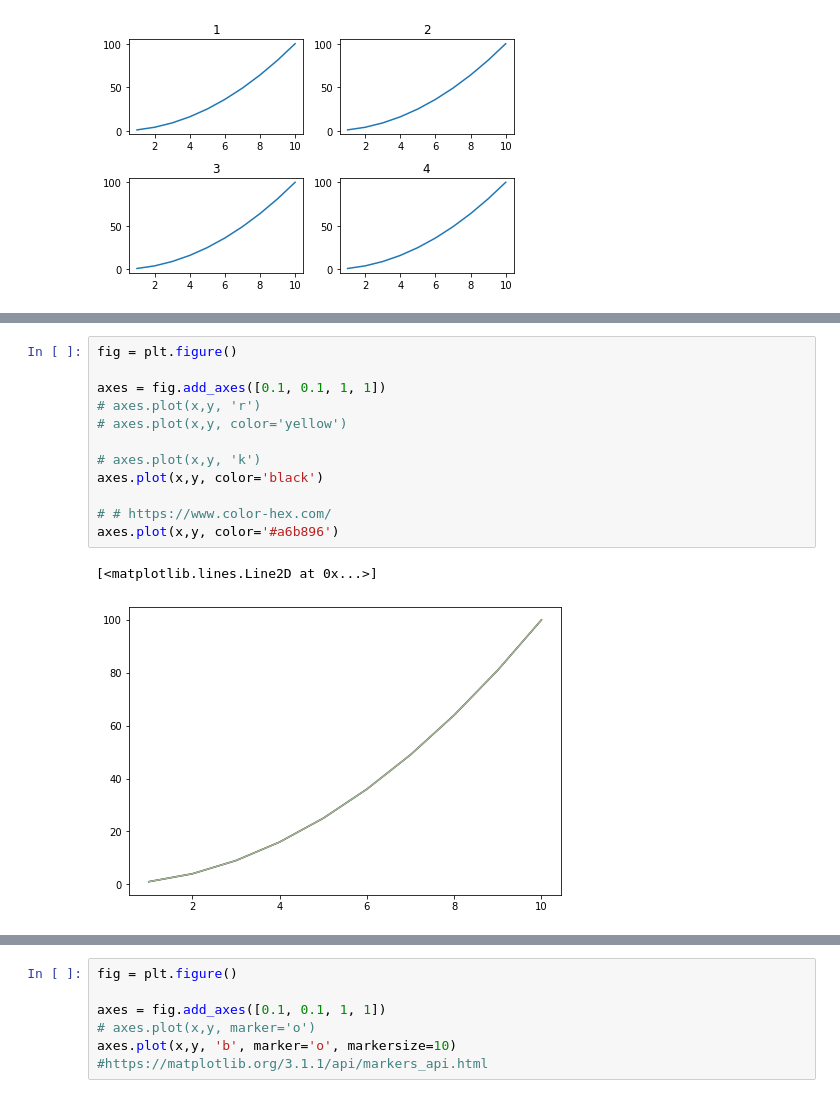
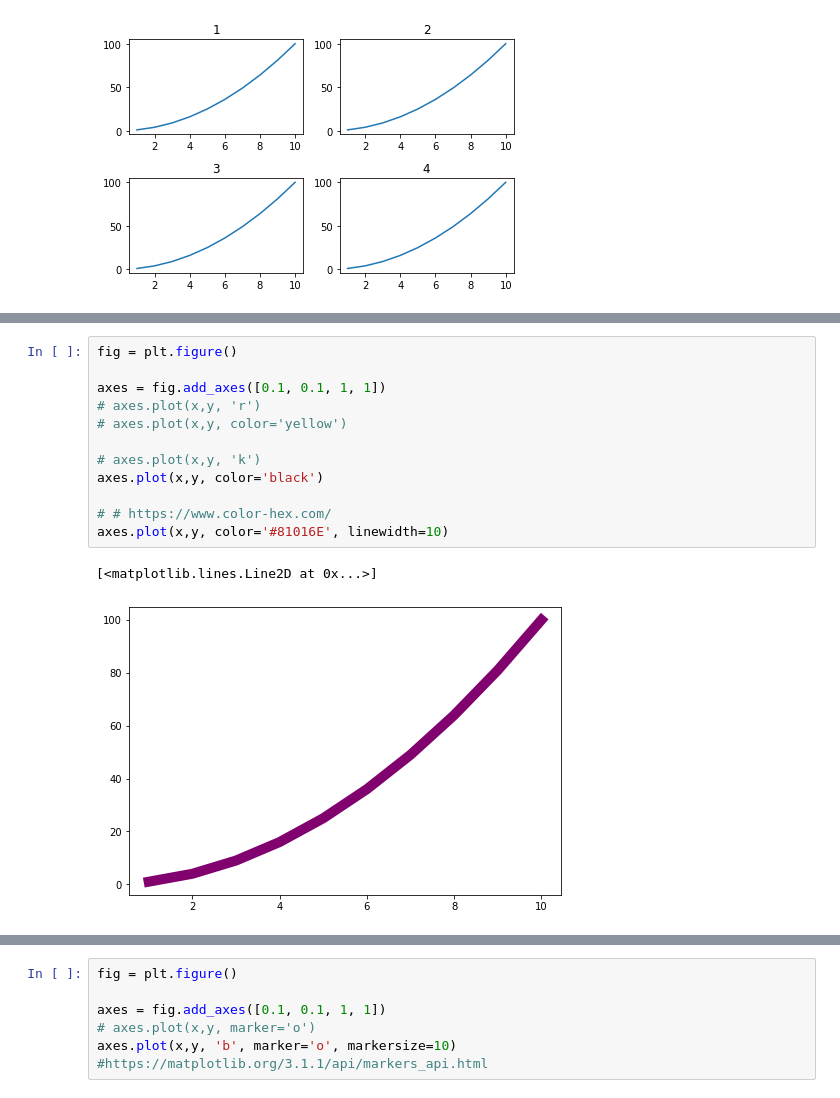
Before and after one commit to subhamks007/EAS-503-mkZia, a Jupyter notebook: week12/matplotlib.ipynb, the cells around one changed output, grey strips where cells are left out. Cells and saved outputs as stored; diff of their text form.

```diff
--- a/week12/matplotlib.ipynb
+++ b/week12/matplotlib.ipynb
@@ -226,18 +237,18 @@ axes.legend(loc=7, fontsize=24)
 # %%
 fig = plt.figure()
 
 axes = fig.add_axes([0.1, 0.1, 1, 1])
 # axes.plot(x,y, 'r')
 # axes.plot(x,y, color='yellow')
 
 # axes.plot(x,y, 'k')
 axes.plot(x,y, color='black')
 
 # # https://www.color-hex.com/
-axes.plot(x,y, color='#a6b896')
+axes.plot(x,y, color='#81016E', linewidth=10)
 # %% [output]
 [<matplotlib.lines.Line2D at 0x...>]
-[figure, old version]
+[figure, new version]
 # %%
 fig = plt.figure()
 
```
Also changed, not shown: parts of 9 cells of this notebook, 6 other files.
